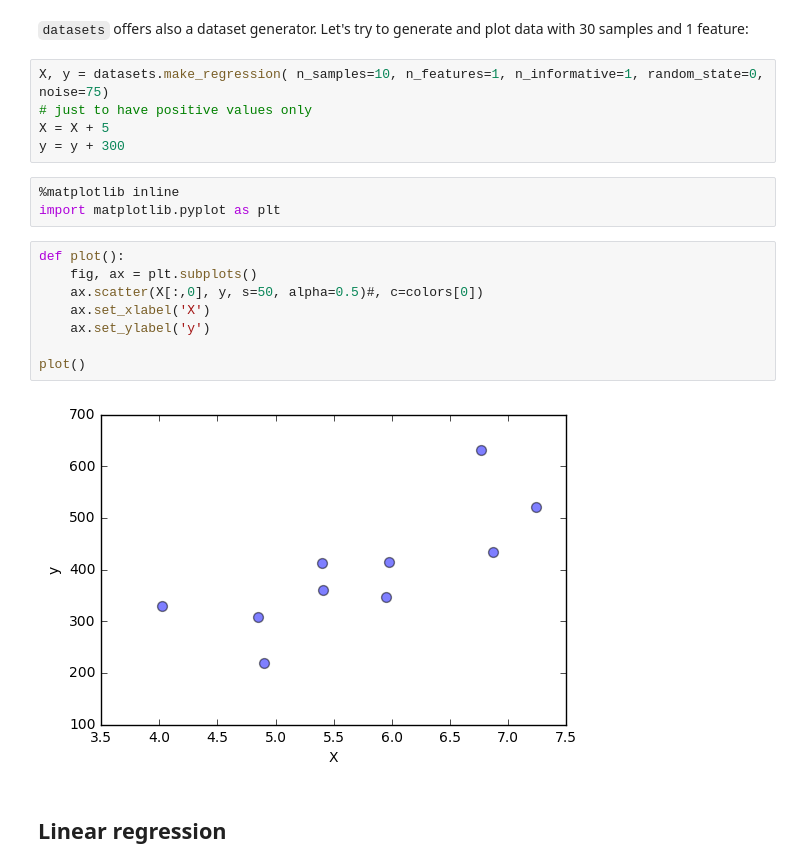
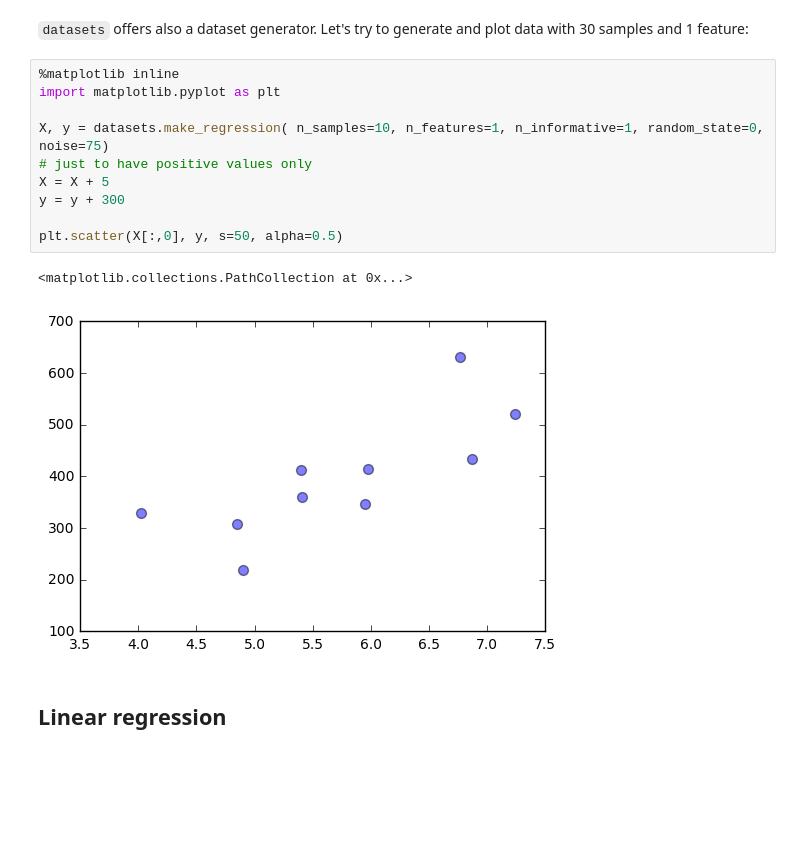
Before and after one commit to neuro-data-science/neuroML, a Jupyter notebook: notebooks/introductory_general.ipynb, the cells around one changed output. Saved outputs shown, nothing was run; the diff lists cells and outputs as text; blank space fills up the shorter version.

```diff
--- a/notebooks/introductory_general.ipynb
+++ b/notebooks/introductory_general.ipynb
@@ -73,23 +73,18 @@ array([0, 1])
 # %% [markdown]
 ``datasets`` offers also a dataset generator. Let's try to generate and plot data with 30 samples and 1 feature:
 # %%
+%matplotlib inline
+import matplotlib.pyplot as plt
+
 X, y = datasets.make_regression( n_samples=10, n_features=1, n_informative=1, random_state=0, noise=75)
 # just to have positive values only
 X = X + 5
 y = y + 300
+
+plt.scatter(X[:,0], y, s=50, alpha=0.5)
+# %% [output]
+<matplotlib.collections.PathCollection at 0x...>
+[figure, added]
-# %%
-%matplotlib inline
-import matplotlib.pyplot as plt
-# %%
-def plot():
-    fig, ax = plt.subplots()
-    ax.scatter(X[:,0], y, s=50, alpha=0.5)#, c=colors[0])
-    ax.set_xlabel('X')
-    ax.set_ylabel('y')
-
-plot()
-# %% [output]
-[figure, removed]
 # %% [markdown]
 ## Linear regression
 # %% [markdown]
```
Also changed, not shown: parts of 32 cells of this notebook, 8 other files.
